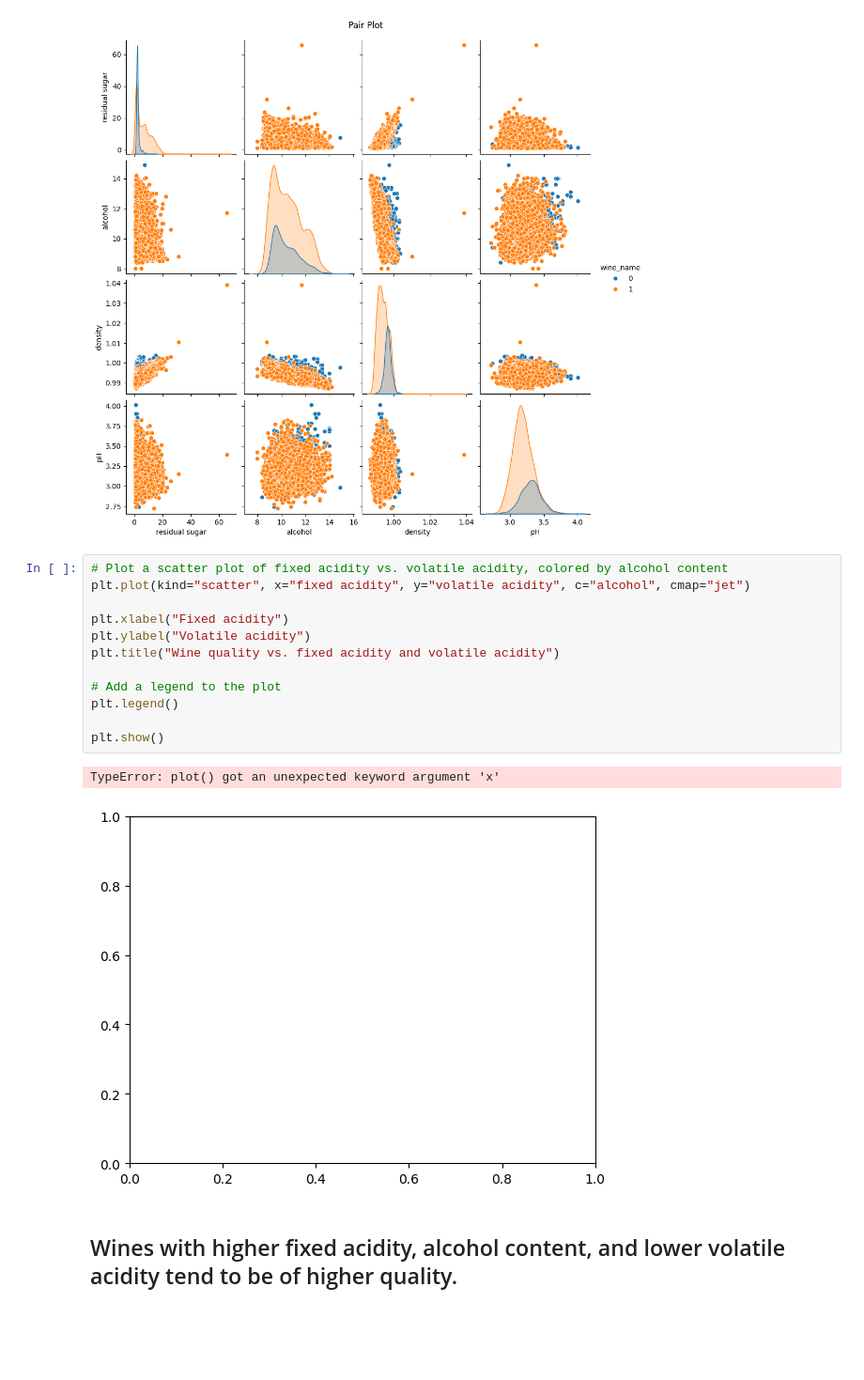
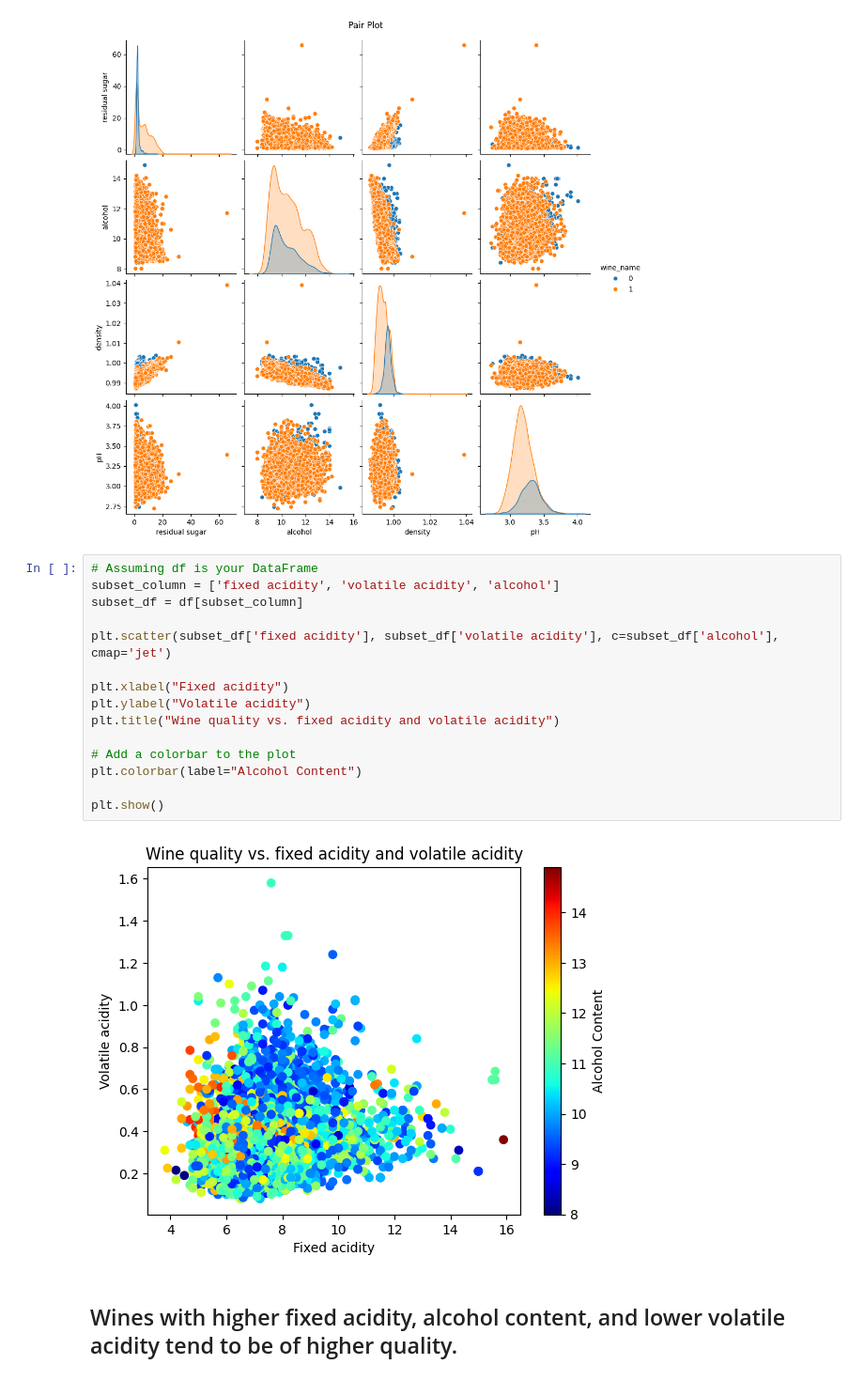
Before and after one commit to dmml-heriot-watt/group-coursework-dmml_cw, a Jupyter notebook: notebooks/WineDataViz.ipynb, the cells around one changed output. Shown at 94% size. Saved outputs shown, nothing was run; the diff lists cells and outputs as text; blank space fills up the shorter version.

Commit message:
update changes
update changes in visualization

```diff
--- a/notebooks/WineDataViz.ipynb
+++ b/notebooks/WineDataViz.ipynb
@@ -399,20 +399,22 @@ plt.show()
 <Figure size 800x800 with 0 Axes>
 [figure]
 # %%
-# Plot a scatter plot of fixed acidity vs. volatile acidity, colored by alcohol content
-plt.plot(kind="scatter", x="fixed acidity", y="volatile acidity", c="alcohol", cmap="jet")
+# Assuming df is your DataFrame
+subset_column = ['fixed acidity', 'volatile acidity', 'alcohol']
+subset_df = df[subset_column]
+
+plt.scatter(subset_df['fixed acidity'], subset_df['volatile acidity'], c=subset_df['alcohol'], cmap='jet')
 
 plt.xlabel("Fixed acidity")
 plt.ylabel("Volatile acidity")
 plt.title("Wine quality vs. fixed acidity and volatile acidity")
 
-# Add a legend to the plot
-plt.legend()
+# Add a colorbar to the plot
+plt.colorbar(label="Alcohol Content")
 
 plt.show()
 # %% [output]
-TypeError: plot() got an unexpected keyword argument 'x'
-[figure, old version]
+[figure, new version]
 # %% [markdown]
 ## Wines with higher fixed acidity, alcohol content, and lower volatile acidity tend to be of higher quality.
 # %% [markdown]
```
